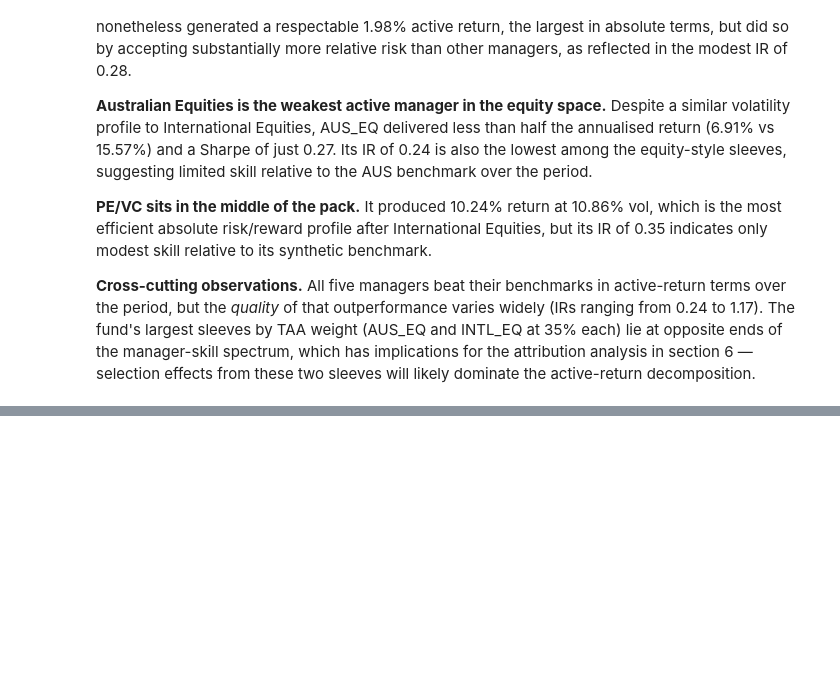
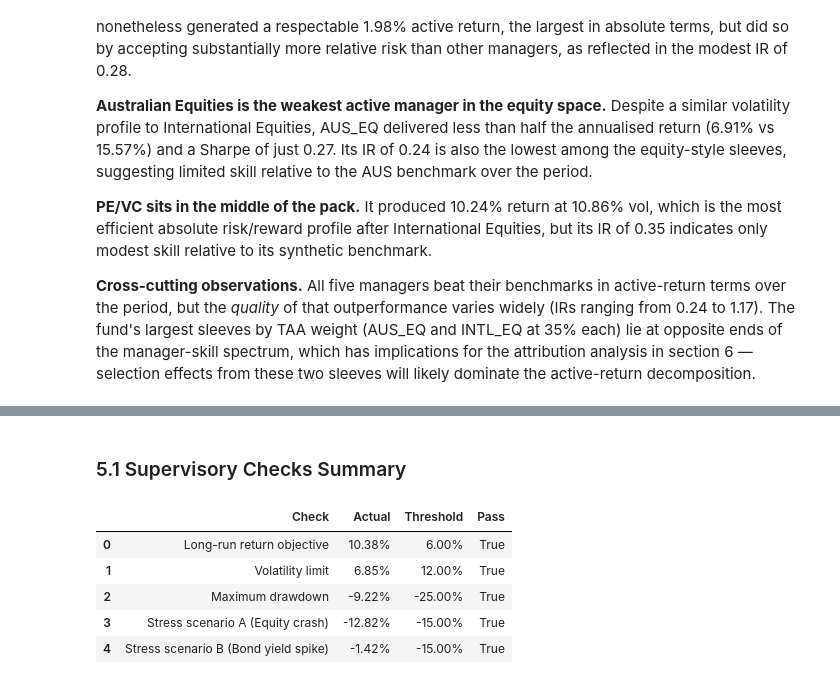
Before and after one commit to CathyLin789/MultiAssetPortfolio-Cathy_Caden_Archer_Sienna, a Jupyter notebook: notebooks/multi_asset_report.ipynb, the cells around one changed output, grey strips where cells are left out. Saved outputs shown, nothing was run; the diff lists cells and outputs as text; code cells hidden in the pictures; blank space fills up the shorter version.

```diff
--- a/notebooks/multi_asset_report.ipynb
+++ b/notebooks/multi_asset_report.ipynb
@@ -235,0 +332,18 @@ for sleeve in sleeves:
+# %% [markdown]
+### 5.1 Supervisory Checks Summary
+# %%
+from apra_checks import run_apra_checks
+
+apra_results = run_apra_checks(data)
+
+apra_results.style.format({
+    "Actual":    "{:.2%}",
+    "Threshold": "{:.2%}",
+})
+# %% [output]
+|  | Check | Actual | Threshold | Pass |
+| 0 | Long-run return objective | 10.38% | 6.00% | True |
+| 1 | Volatility limit | 6.85% | 12.00% | True |
+| 2 | Maximum drawdown | -9.22% | -25.00% | True |
+| 3 | Stress scenario A (Equity crash) | -12.82% | -15.00% | True |
+| 4 | Stress scenario B (Bond yield spike) | -1.42% | -15.00% | True |
```
Also changed, not shown: parts of 16 cells of this notebook, 1 other file.
